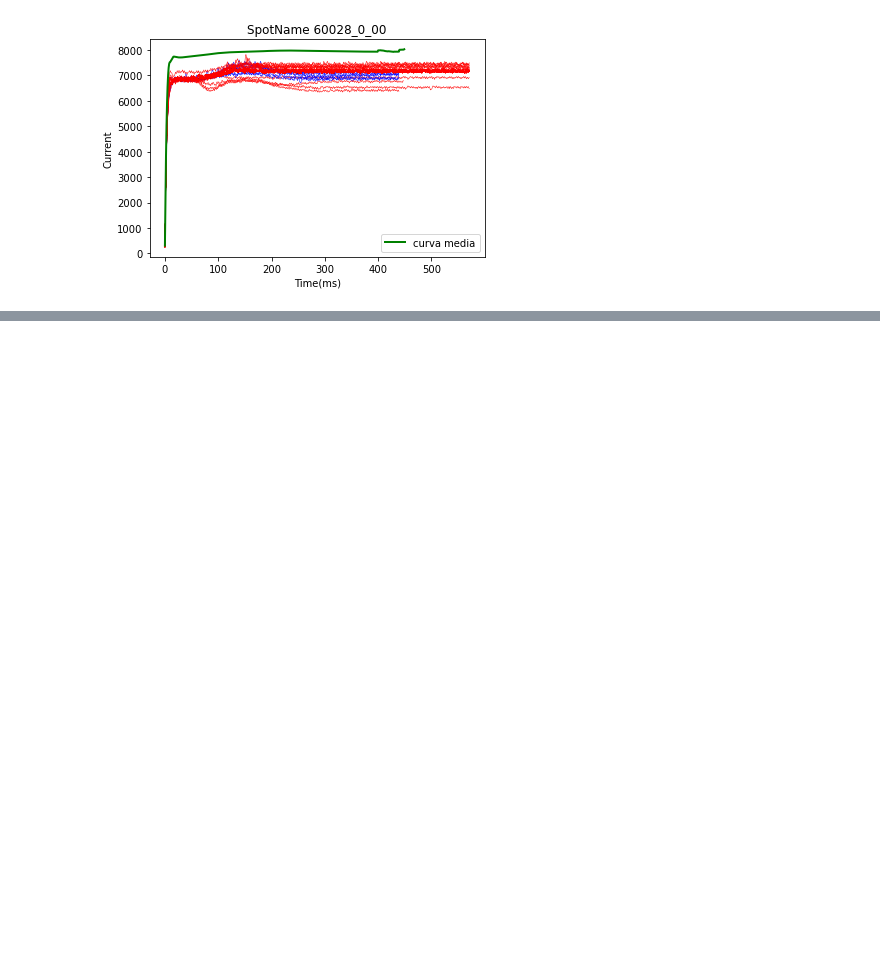
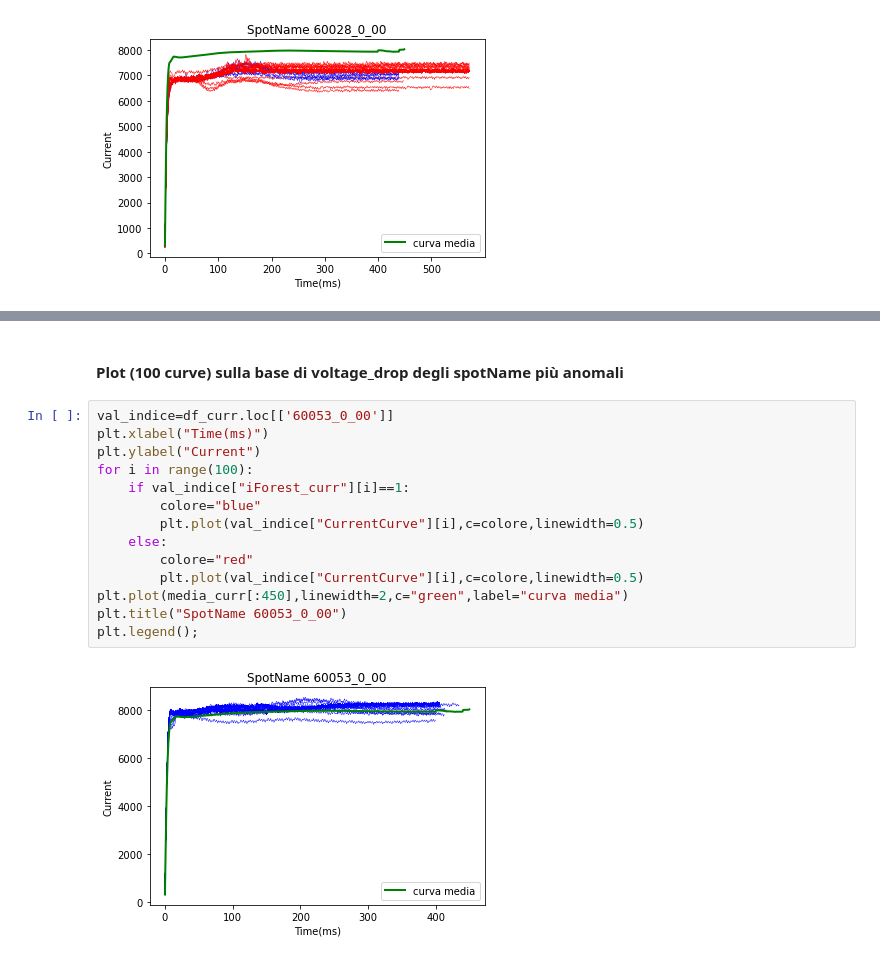
Before and after one commit to DavideMobilia/Anomaly-Detection, a Jupyter notebook: Scripts/Part4- Anomaly Analysis.ipynb, the cells around one changed output, grey strips where cells are left out. Saved outputs shown, nothing was run; the diff lists cells and outputs as text; blank space fills up the shorter version.

```diff
--- a/Scripts/Part4- Anomaly Analysis.ipynb
+++ b/Scripts/Part4- Anomaly Analysis.ipynb
@@ -229,0 +264,18 @@ plt.legend();
+# %% [markdown]
+#### Plot (100 curve) sulla base di voltage_drop degli spotName più anomali
+# %%
+val_indice=df_curr.loc[['60053_0_00']]
+plt.xlabel("Time(ms)")
+plt.ylabel("Current")
+for i in range(100):
+    if val_indice["iForest_curr"][i]==1:
+        colore="blue"
+        plt.plot(val_indice["CurrentCurve"][i],c=colore,linewidth=0.5)
+    else:
+        colore="red"
+        plt.plot(val_indice["CurrentCurve"][i],c=colore,linewidth=0.5)
+plt.plot(media_curr[:450],linewidth=2,c="green",label="curva media")
+plt.title("SpotName 60053_0_00")
+plt.legend();
+# %% [output]
+[figure, added]
```
Also changed, not shown: parts of 11 cells of this notebook.
